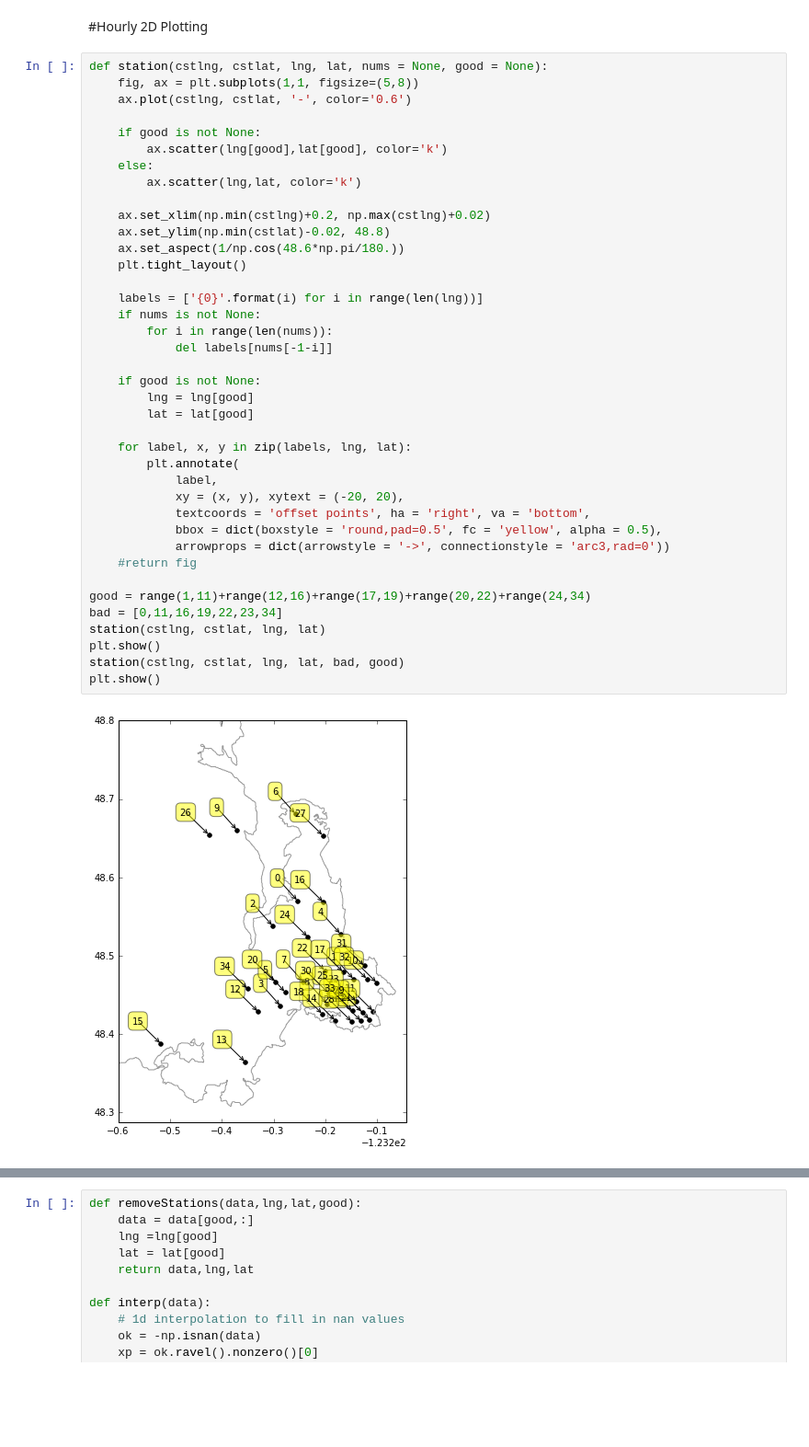
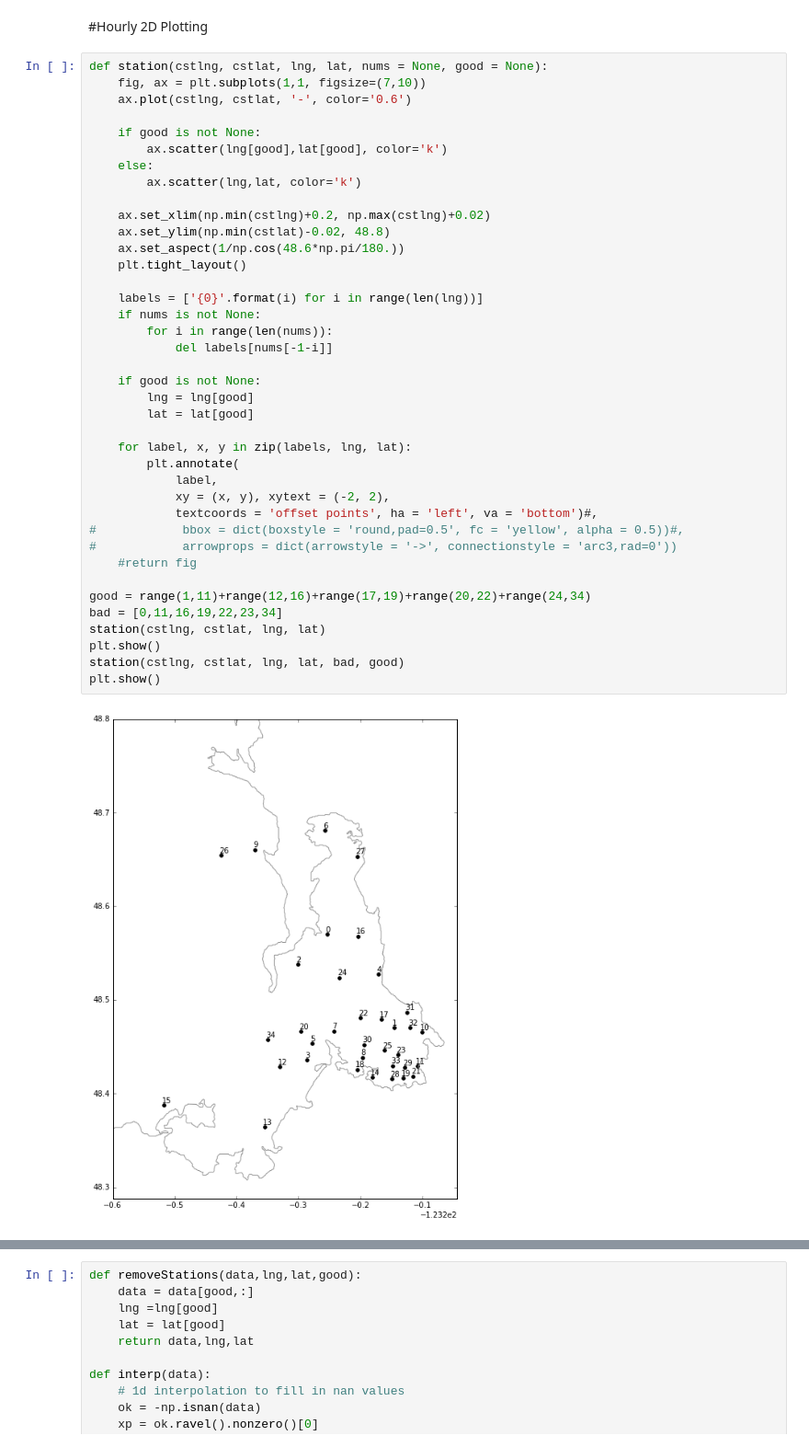
Before and after one commit to ingosh/Phy411Assignments, a Jupyter notebook: Project.ipynb, the cells around one changed output, grey strips where cells are left out. Shown at 92% size. Cells and saved outputs as stored; diff of their text form; blank space fills up the shorter version.

```diff
--- a/Project.ipynb
+++ b/Project.ipynb
@@ -43,42 +43,42 @@ hours = hours[3:]
 #Hourly 2D Plotting
 # %%
 def station(cstlng, cstlat, lng, lat, nums = None, good = None):
-    fig, ax = plt.subplots(1,1, figsize=(5,8))
+    fig, ax = plt.subplots(1,1, figsize=(7,10))
     ax.plot(cstlng, cstlat, '-', color='0.6')
 
     if good is not None:
         ax.scatter(lng[good],lat[good], color='k')
     else:
         ax.scatter(lng,lat, color='k')
 
     ax.set_xlim(np.min(cstlng)+0.2, np.max(cstlng)+0.02)
     ax.set_ylim(np.min(cstlat)-0.02, 48.8)
     ax.set_aspect(1/np.cos(48.6*np.pi/180.))
     plt.tight_layout()
 
     labels = ['{0}'.format(i) for i in range(len(lng))]
     if nums is not None:
         for i in range(len(nums)):
             del labels[nums[-1-i]]
 
     if good is not None:
         lng = lng[good]
         lat = lat[good]
 
     for label, x, y in zip(labels, lng, lat):
         plt.annotate(
             label,
-            xy = (x, y), xytext = (-20, 20),
-            textcoords = 'offset points', ha = 'right', va = 'bottom',
-            bbox = dict(boxstyle = 'round,pad=0.5', fc = 'yellow', alpha = 0.5),
-            arrowprops = dict(arrowstyle = '->', connectionstyle = 'arc3,rad=0'))
+            xy = (x, y), xytext = (-2, 2),
+            textcoords = 'offset points', ha = 'left', va = 'bottom')#,
+#            bbox = dict(boxstyle = 'round,pad=0.5', fc = 'yellow', alpha = 0.5))#,
+#            arrowprops = dict(arrowstyle = '->', connectionstyle = 'arc3,rad=0'))
     #return fig
 
 good = range(1,11)+range(12,16)+range(17,19)+range(20,22)+range(24,34)
 bad = [0,11,16,19,22,23,34]
 station(cstlng, cstlat, lng, lat)
 plt.show()
 station(cstlng, cstlat, lng, lat, bad, good)
 plt.show()
 # %% [output]
-[figure, old version]
+[figure, new version]
```
Also changed, not shown: parts of 10 cells of this notebook.
